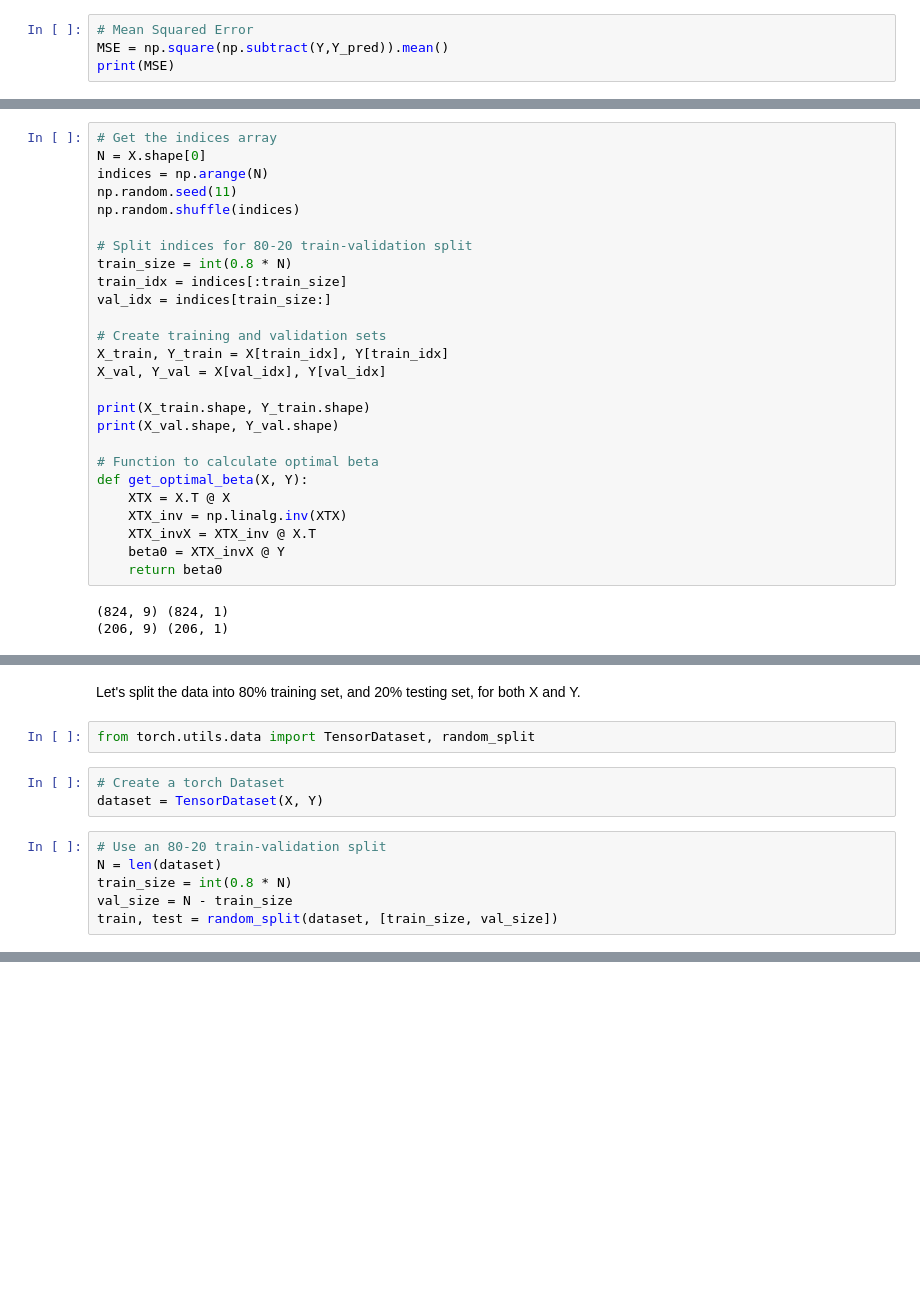
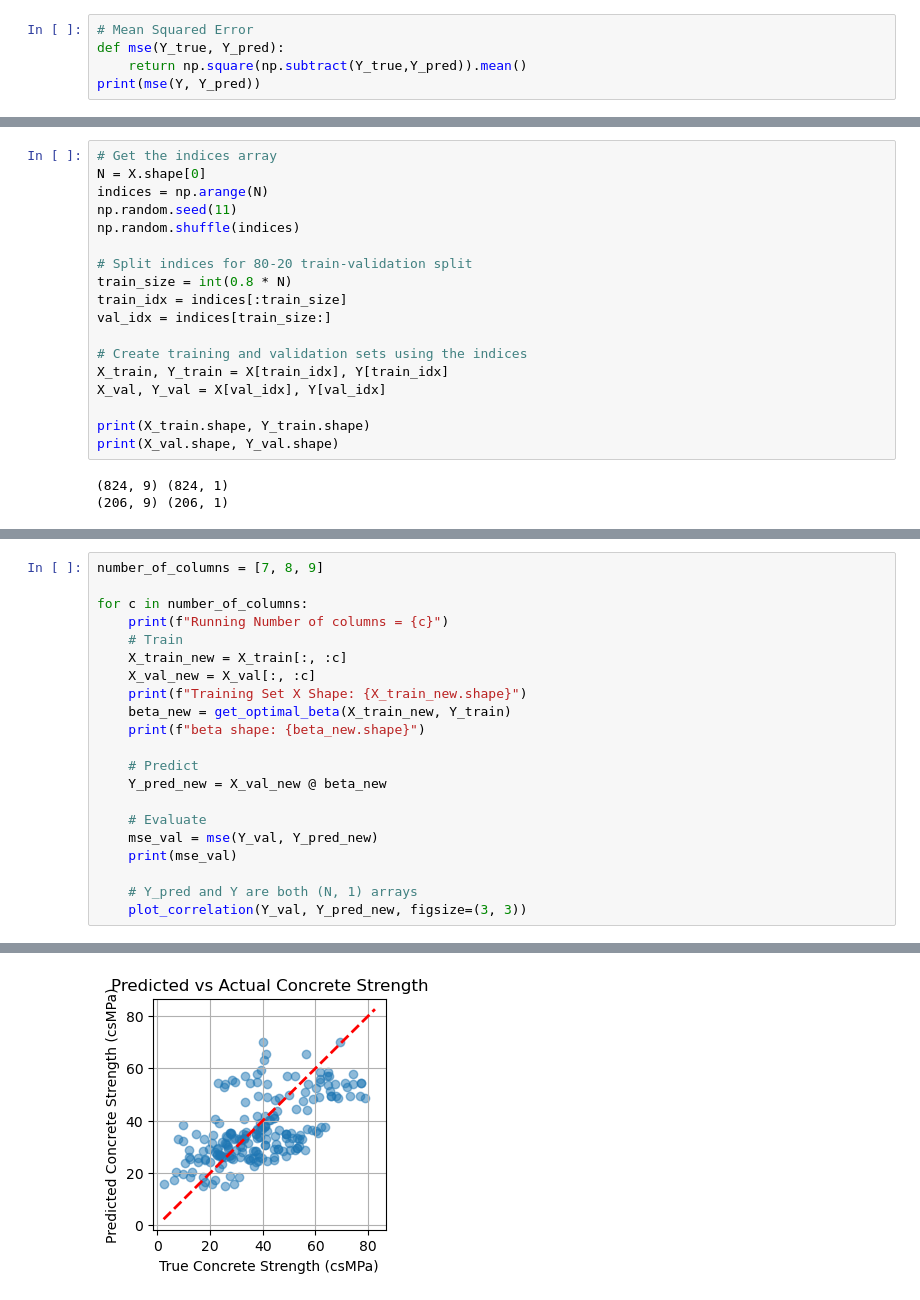
Before and after one commit to yankunm/DeepLearning, a Jupyter notebook: HW1/p1.ipynb, the cells around one changed output, grey strips where cells are left out. Saved outputs shown, nothing was run; the diff lists cells and outputs as text; blank space fills up the shorter version.

```diff
--- a/HW1/p1.ipynb
+++ b/HW1/p1.ipynb
@@ -135,5 +146,6 @@ plt.show()
 # %%
 # Mean Squared Error
-MSE = np.square(np.subtract(Y,Y_pred)).mean()
-print(MSE)
+def mse(Y_true, Y_pred):
+    return np.square(np.subtract(Y_true,Y_pred)).mean()
+print(mse(Y, Y_pred))
 # %% [output]
@@ -156,20 +170,12 @@ train_size = int(0.8 * N)
 train_idx = indices[:train_size]
 val_idx = indices[train_size:]
 
-# Create training and validation sets
+# Create training and validation sets using the indices
 X_train, Y_train = X[train_idx], Y[train_idx]
 X_val, Y_val = X[val_idx], Y[val_idx]
 
 print(X_train.shape, Y_train.shape)
 print(X_val.shape, Y_val.shape)
-
-# Function to calculate optimal beta
-def get_optimal_beta(X, Y):
-    XTX = X.T @ X
-    XTX_inv = np.linalg.inv(XTX)
-    XTX_invX = XTX_inv @ X.T
-    beta0 = XTX_invX @ Y
-    return beta0
 # %% [output]
 (824, 9) (824, 1)
 (206, 9) (206, 1)
@@ -234,13 +182,22 @@ torch.Size([1030, 1])
-# %% [markdown]
-Let's split the data into 80% training set, and 20% testing set, for both X and Y.
-# %%
-from torch.utils.data import TensorDataset, random_split
-# %%
-# Create a torch Dataset
-dataset = TensorDataset(X, Y)
-# %%
-# Use an 80-20 train-validation split
-N = len(dataset)
-train_size = int(0.8 * N)
-val_size = N - train_size
-train, test = random_split(dataset, [train_size, val_size])
+# %%
+number_of_columns = [7, 8, 9]
+
+for c in number_of_columns:
+    print(f"Running Number of columns = {c}")
+    # Train
+    X_train_new = X_train[:, :c]
+    X_val_new = X_val[:, :c]
+    print(f"Training Set X Shape: {X_train_new.shape}")
+    beta_new = get_optimal_beta(X_train_new, Y_train)
+    print(f"beta shape: {beta_new.shape}")
+
+    # Predict
+    Y_pred_new = X_val_new @ beta_new
+
+    # Evaluate
+    mse_val = mse(Y_val, Y_pred_new)
+    print(mse_val)
+
+    # Y_pred and Y are both (N, 1) arrays
+    plot_correlation(Y_val, Y_pred_new, figsize=(3, 3))
+# %% [output]
@@ -246,0 +208 @@ train, test = random_split(dataset, [train_size, val_size])
+[figure, added]
```
Also changed, not shown: parts of 15 cells of this notebook, 8 other files.
